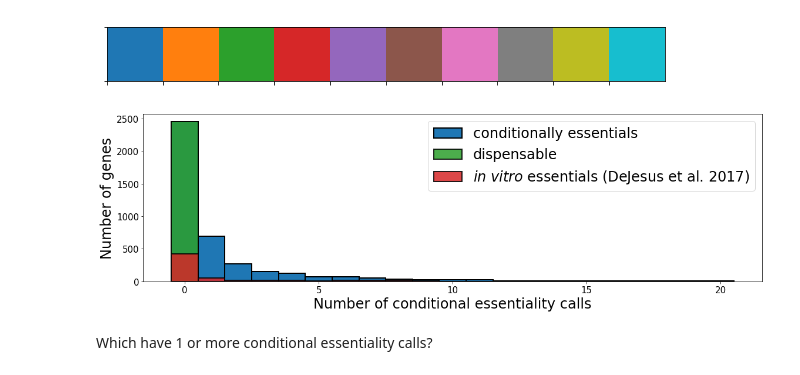
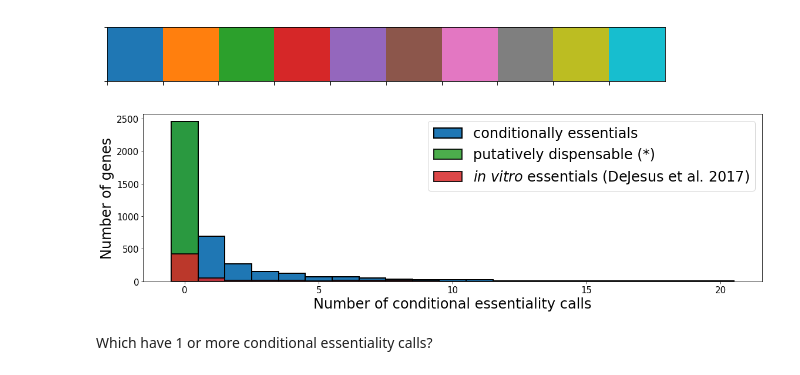
Before and after one commit to ajinich/mtb_tn_db, a Jupyter notebook: code/visualizations/Tn_library_stats.ipynb, the cells around one changed output. Saved outputs shown, nothing was run; the diff lists cells and outputs as text; code cells hidden in the pictures.

```diff
--- a/code/visualizations/Tn_library_stats.ipynb
+++ b/code/visualizations/Tn_library_stats.ipynb
@@ -264,24 +264,24 @@ num_disp = df_bin[df_bin.sum_CES.values == 0].shape[0]
 # %%
 num_ES = df_mbio_ES.shape[0]
 
 plt.figure(figsize = (16,5))
 
 hist = plt.hist(df_bin['sum_CES'].values, bins = np.arange(-0.5, 21), color=current_palette[0], edgecolor='black', linewidth=2)
 plt.bar(0, num_disp, color = current_palette[2], width=1, edgecolor='k', linewidth=2, alpha=0.85)
 plt.bar(x_vals, y_vals, color = current_palette[3], width=1, edgecolor='k', linewidth=2, alpha=0.85)
 
 # sns.distplot(df_tn['sum_all'].values, bins = np.arange(-0.5, 21))
 plt.xlabel('Number of conditional essentiality calls', fontsize = 24)
 plt.ylabel('Number of genes', fontsize = 24)
 plt.xticks(fontsize = 15)
 yt = plt.yticks(fontsize = 15)
-plt.legend(['conditionally essentials', 'dispensable','$\it{in}$ $\it{vitro}$ essentials (DeJesus et al. 2017)'], fontsize = 24)
+plt.legend(['conditionally essentials', 'putatively dispensable (*)','$\it{in}$ $\it{vitro}$ essentials (DeJesus et al. 2017)'], fontsize = 24)
 plt.tight_layout()
 
 out_file = os.path.join(dir_figs, 'gene_stats.png')
 plt.savefig(out_file, dpi = 300)
 # %% [output]
-[figure, old version]
+[figure, new version]
 # %% [markdown]
 Which have 1 or more conditional essentiality calls?
 # %%
```
Also changed, not shown: 15 other files.
